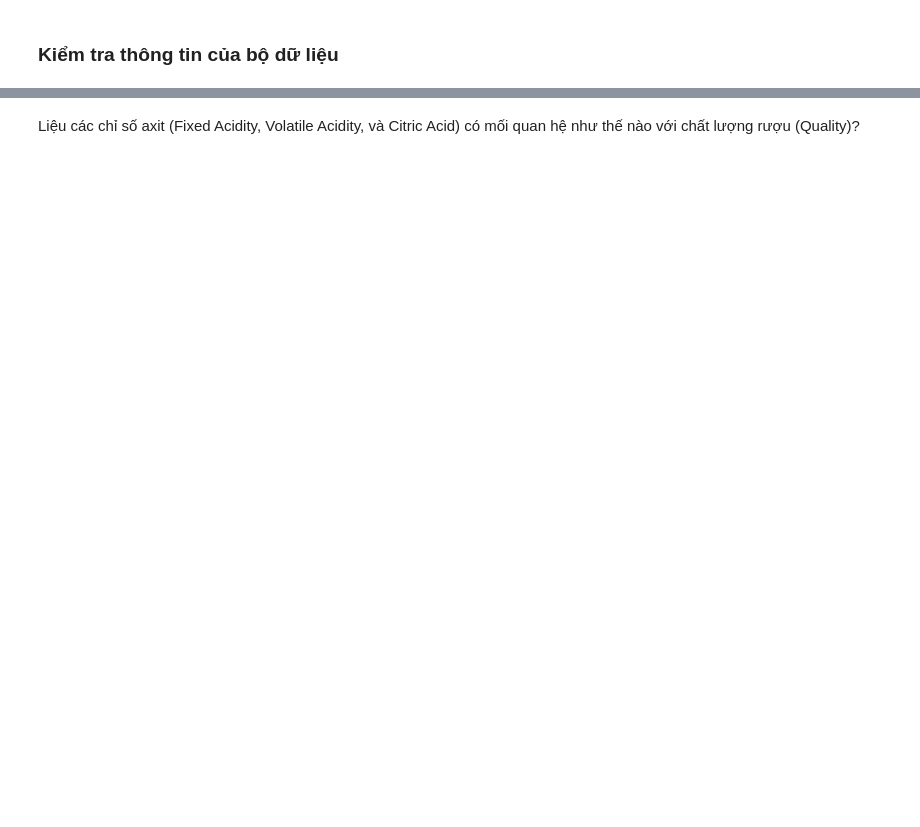
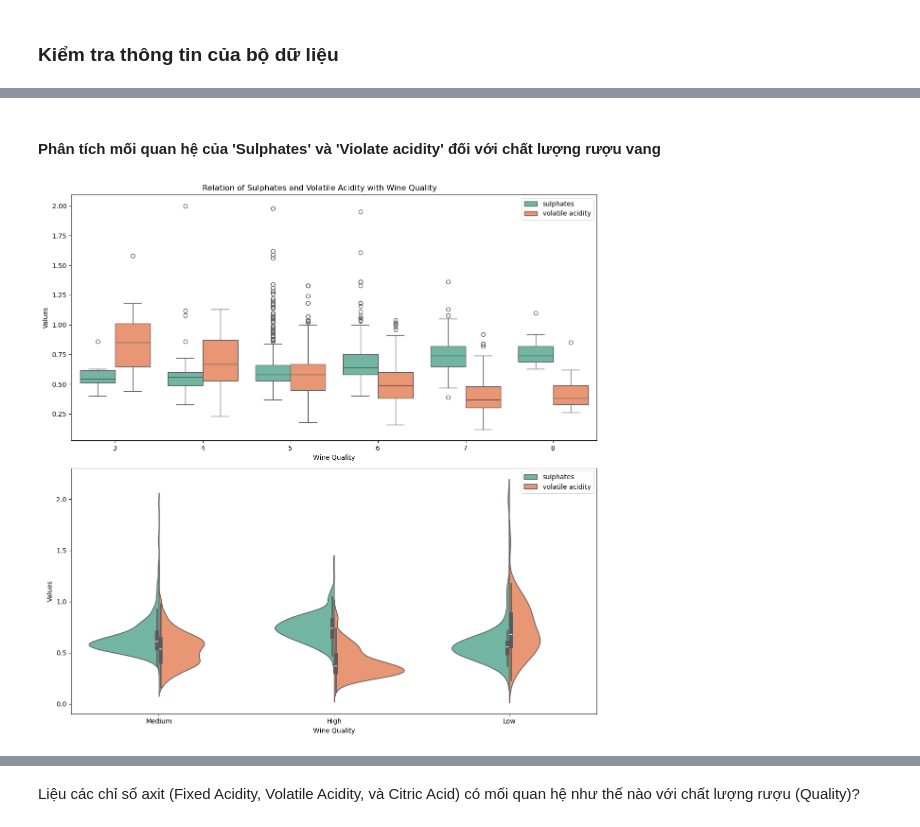
Before and after one commit to Yogurt01/Programming_DataScience_G22, a Jupyter notebook: Source_codes/DataAnalytics_1.ipynb, the cells around one changed output, grey strips where cells are left out. Saved outputs shown, nothing was run; the diff lists cells and outputs as text; code cells hidden in the pictures; blank space fills up the shorter version.

Commit message:
update data analytics part 1 10th

```diff
--- a/Source_codes/DataAnalytics_1.ipynb
+++ b/Source_codes/DataAnalytics_1.ipynb
@@ -67,0 +36,6 @@ df.sample(10)
+# %%
+# Tải dataset
+data = pd.read_csv('../Datasets/processed-redwine-quality.csv')
+
+# In ra một số mẫu dữ liệu
+data.sample(5)
@@ -248,0 +146,14 @@ Sự kết hợp của các thuộc tính (như lượng axit, đường dư, v
+# %%
+# Tạo thuộc tính quality_label
+def quality_label(quality):
+    if quality <= 4:
+        return 'Low'
+    elif quality <= 6:
+        return 'Medium'
+    else:
+        return 'High'
+
+data['quality_label'] = data['quality'].apply(quality_label)
+
+# In ra một số mẫu dữ liệu
+data.sample(3)
@@ -248,0 +227,27 @@ Sự kết hợp của các thuộc tính (như lượng axit, đường dư, v
+# %% [markdown]
+#### Phân tích mối quan hệ của 'Sulphates' và 'Violate acidity' đối với chất lượng rượu vang
+# %%
+# Vẽ 2 biểu đồ boxplot, violin cho 'sulphates' và 'volatile acidity'
+fig, ax = plt.subplots(2, 1, figsize=(12, 12))
+
+# Vẽ boxplot
+data_melted = pd.melt(data, id_vars=['quality'], value_vars=['sulphates', 'volatile acidity'],
+                        var_name='Attribute', value_name='Value')
+sns.boxplot(x='quality', y='Value', hue='Attribute', data=data_melted, palette='Set2', ax=ax[0])
+ax[0].legend()
+ax[0].set_xlabel('Wine Quality')
+ax[0].set_ylabel('Values')
+
+# Vẽ violin plot
+data_melted = pd.melt(data, id_vars=['quality_label'], value_vars=['sulphates', 'volatile acidity'],
+                        var_name='Attribute', value_name='Value')
+sns.violinplot(x='quality_label', y='Value', hue='Attribute', data=data_melted, split=True, palette='Set2', ax=ax[1])
+ax[1].legend()
+ax[1].set_xlabel('Wine Quality')
+ax[1].set_ylabel('Values')
+
+plt.suptitle('Relation of Sulphates and Volatile Acidity with Wine Quality')
+plt.tight_layout()
+plt.show()
+# %% [output]
+[figure, added]
```
Also changed, not shown: parts of 64 cells of this notebook.
